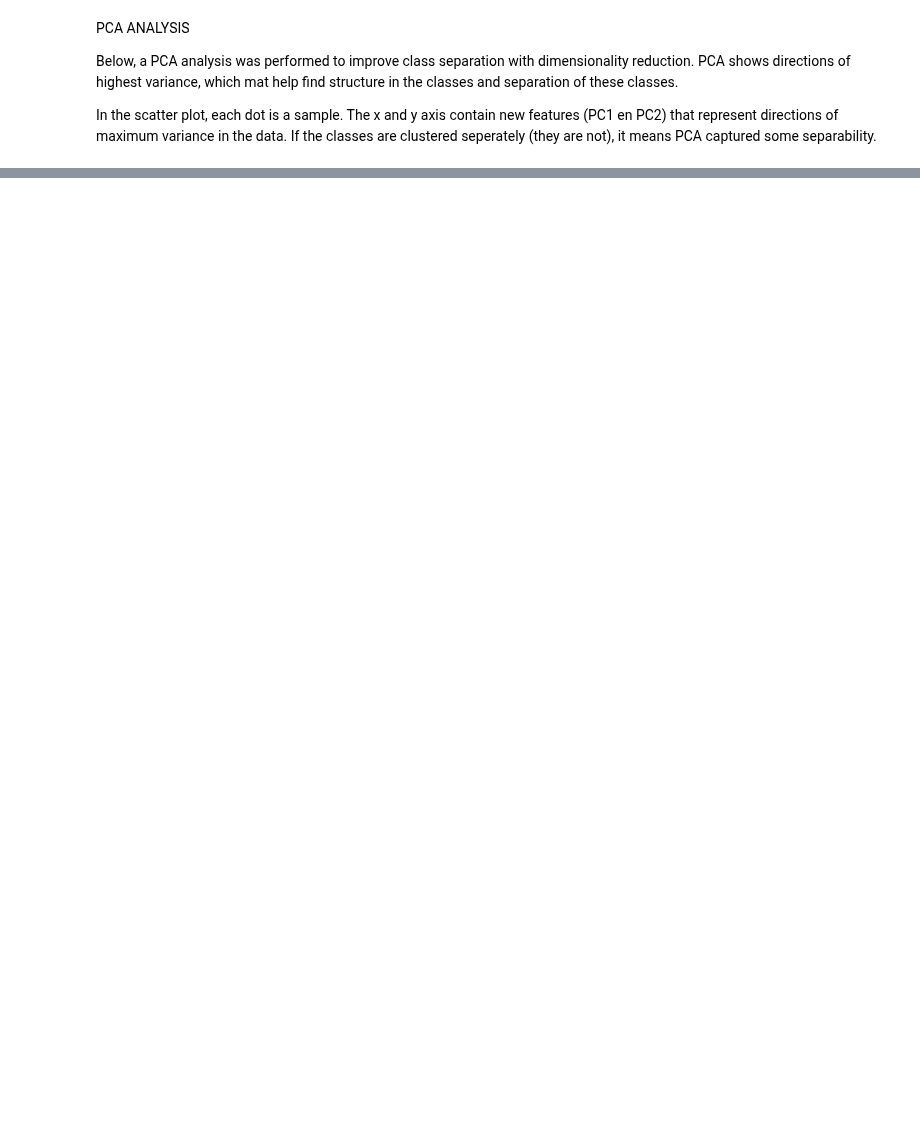
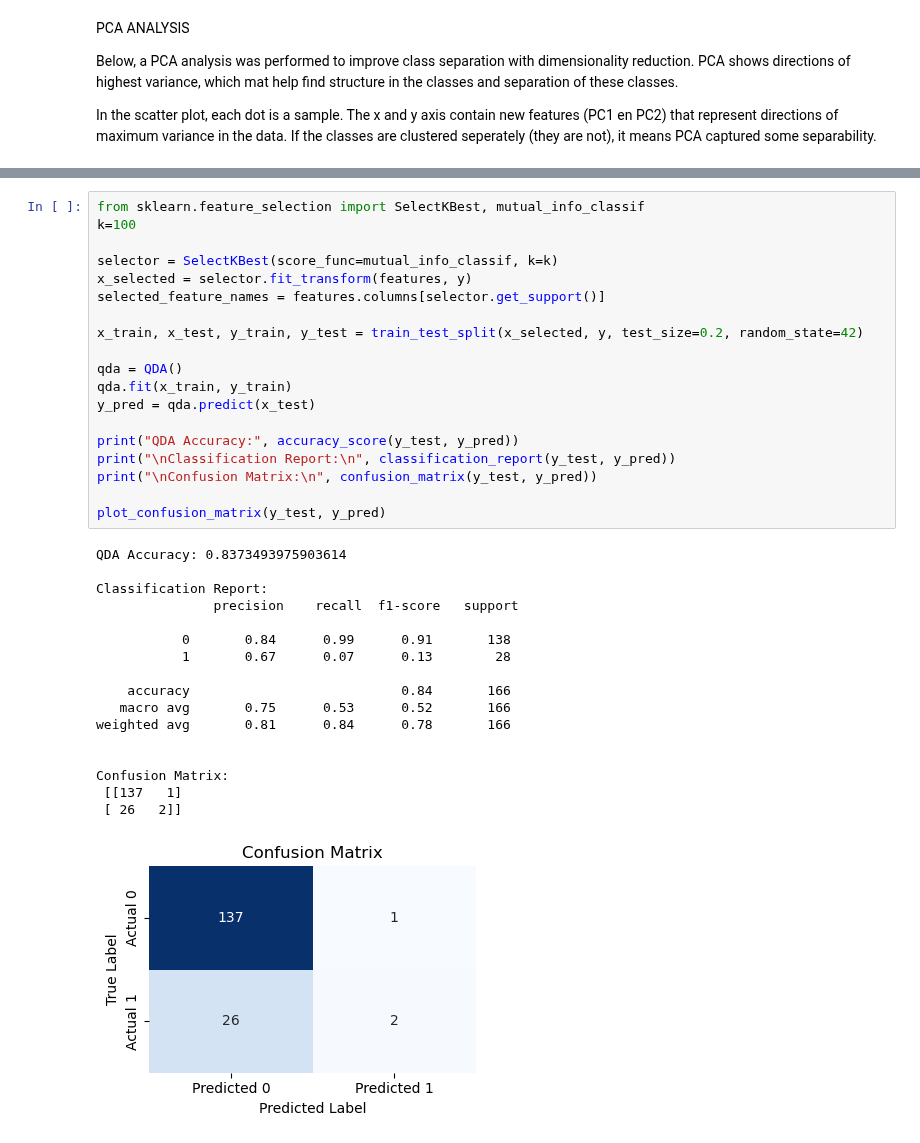
Before and after one commit to A-Bosselaar/TM10007-Machine-Learning-assignment, a Jupyter notebook: assignment_ecg.ipynb, the cells around one changed output, grey strips where cells are left out. Drawn from its saved outputs; the diff is of its cells as text; blank space fills up the shorter version.

```diff
--- a/assignment_ecg.ipynb
+++ b/assignment_ecg.ipynb
@@ -157,0 +252,37 @@ selected_features = results_sorted['feature'].head
+# %%
+from sklearn.feature_selection import SelectKBest, mutual_info_classif
+k=100
+
+selector = SelectKBest(score_func=mutual_info_classif, k=k)
+x_selected = selector.fit_transform(features, y)
+selected_feature_names = features.columns[selector.get_support()]
+
+x_train, x_test, y_train, y_test = train_test_split(x_selected, y, test_size=0.2, random_state=42)
+
+qda = QDA()
+qda.fit(x_train, y_train)
+y_pred = qda.predict(x_test)
+
+print("QDA Accuracy:", accuracy_score(y_test, y_pred))
+print("\nClassification Report:\n", classification_report(y_test, y_pred))
+print("\nConfusion Matrix:\n", confusion_matrix(y_test, y_pred))
+
+plot_confusion_matrix(y_test, y_pred)
+# %% [output]
+QDA Accuracy: 0.8373493975903614
+
+Classification Report:
+               precision    recall  f1-score   support
+
+           0       0.84      0.99      0.91       138
+           1       0.67      0.07      0.13        28
+
+    accuracy                           0.84       166
+   macro avg       0.75      0.53      0.52       166
+weighted avg       0.81      0.84      0.78       166
+
+
+Confusion Matrix:
+ [[137   1]
+ [ 26   2]]
+[figure, added]
```
Also changed, not shown: parts of 17 cells of this notebook, 1 other file.
